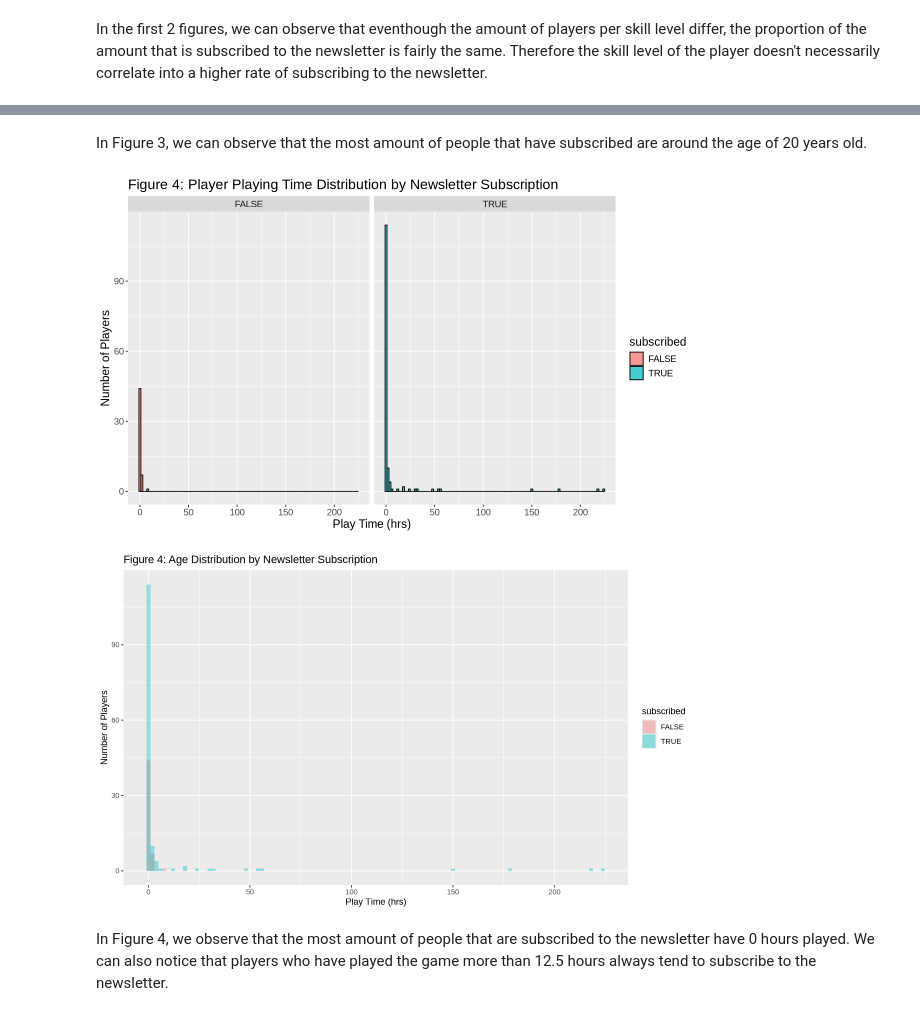
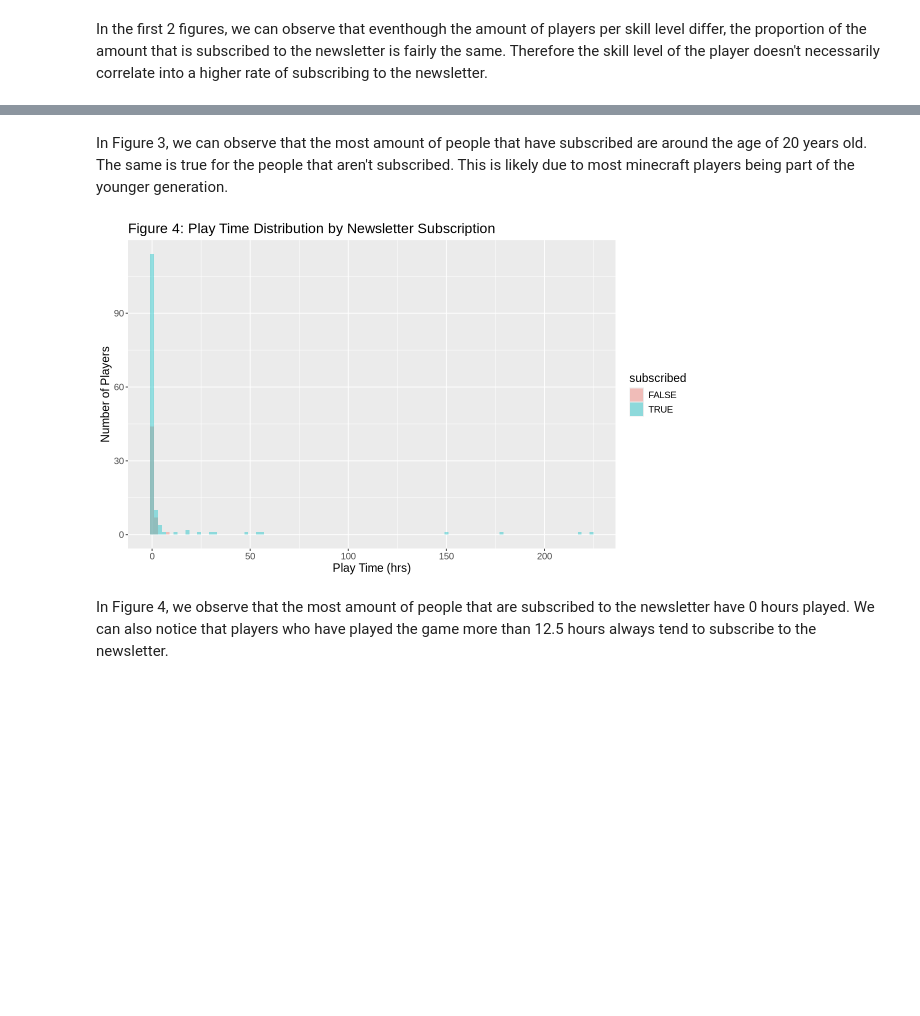
Before and after one commit to jhuan175/dsci100_project_final_report, a Jupyter notebook: Project_Final_Report.ipynb, the cells around one changed output, grey strips where cells are left out. Saved outputs shown, nothing was run; the diff lists cells and outputs as text; code cells hidden in the pictures; blank space fills up the shorter version.

```diff
--- a/Project_Final_Report.ipynb
+++ b/Project_Final_Report.ipynb
@@ -189,27 +180,18 @@ age_plot2
 # %% [markdown]
-In Figure 3, we can observe that the most amount of people that have subscribed are around the age of 20 years old.
+In Figure 3, we can observe that the most amount of people that have subscribed are around the age of 20 years old. The same is true for the people that aren't subscribed. This is likely due to most minecraft players being part of the younger generation.
 # %%
-# Figure 4: !!!
-play_time_plot <- ggplot(players, aes(x = hours_played, fill = subscribed)) +
-  geom_histogram(binwidth = 2, color = "black", alpha = 0.7) +
-  facet_wrap(~subscribed) +
-  labs(title = "Figure 4: Player Playing Time Distribution by Newsletter Subscription",
-       x = "Play Time (hrs)",
-       y = "Number of Players") +
-  theme(text = element_text(size = 14))
-
-play_time_plot2 <- players |>
+# Figure 4: Play Time Distribution by subscription status
+play_time_plot <- players |>
     ggplot(aes(x = hours_played, fill = subscribed)) +
         geom_histogram(binwidth = 2, position = "identity", alpha = 0.4, bins = 10) +
-        labs(title = "Figure 4: Age Distribution by Newsletter Subscription",
+        labs(title = "Figure 4: Play Time Distribution by Newsletter Subscription",
                x = "Play Time (hrs)",
-               y = "Number of Players")
+               y = "Number of Players") +
+        theme(text = element_text(size = 14))
 
 play_time_plot
-play_time_plot2
 # %% [output]
-[figure, old version]
+[figure, new version]
-[figure, removed]
 # %% [markdown]
 In Figure 4, we observe that the most amount of people that are subscribed to the newsletter have 0 hours played. We can also notice that players who have played the game more than 12.5 hours always tend to subscribe to the newsletter.
 # %% [markdown]
```
Also changed, not shown: parts of 2 cells of this notebook.
